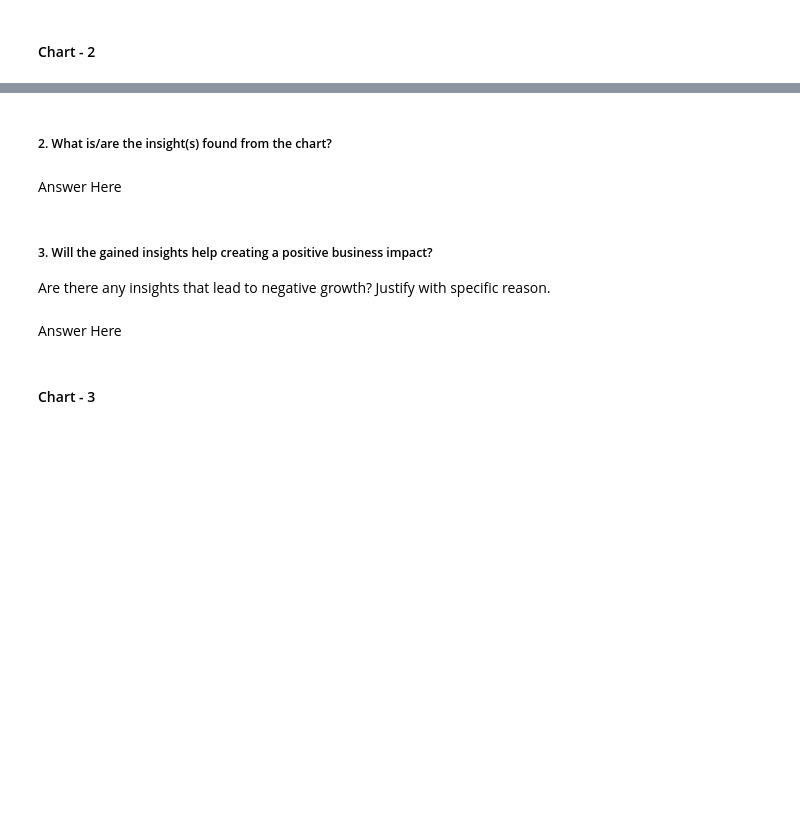
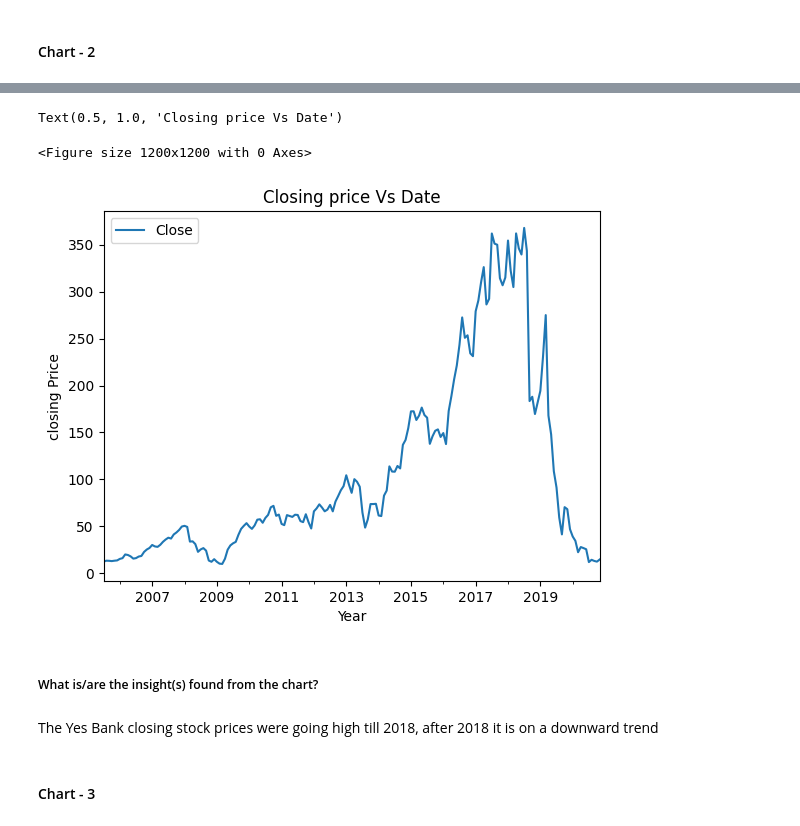
Before and after one commit to Devyani273/Regression---Yes-Bank-Stock-Closing-Price-Prediction, a Jupyter notebook: Yes_Bank_Stock_Closing_Price_Prediction.ipynb, the cells around one changed output, grey strips where cells are left out. Cells and saved outputs as stored; diff of their text form; code cells hidden in the pictures; blank space fills up the shorter version.

```diff
--- a/Yes_Bank_Stock_Closing_Price_Prediction.ipynb
+++ b/Yes_Bank_Stock_Closing_Price_Prediction.ipynb
@@ -296,12 +295,19 @@ Answer Here.
+# %%
+# Chart - 2 visualization code
+# plotting how the dependent variable varies with the Date.
+plt.figure(figsize = (12,12))
+df.plot(x='Date',y = 'Close',kind = 'line')
+plt.xlabel('Year')
+plt.ylabel('closing Price')
+plt.title('Closing price Vs Date')
+# %% [output]
+Text(0.5, 1.0, 'Closing price Vs Date')
+<Figure size 1200x1200 with 0 Axes>
+[figure, added]
 # %% [markdown]
-##### 2. What is/are the insight(s) found from the chart?
+#####  What is/are the insight(s) found from the chart?
-# %% [markdown]
-Answer Here
-# %% [markdown]
-##### 3. Will the gained insights help creating a positive business impact?
-Are there any insights that lead to negative growth? Justify with specific reason.
-# %% [markdown]
-Answer Here
+# %% [markdown]
+The Yes Bank closing stock prices were going high till 2018, after 2018 it is on a downward trend
 # %% [markdown]
 #### Chart - 3
 # %%
```
Also changed, not shown: parts of 22 cells of this notebook.
